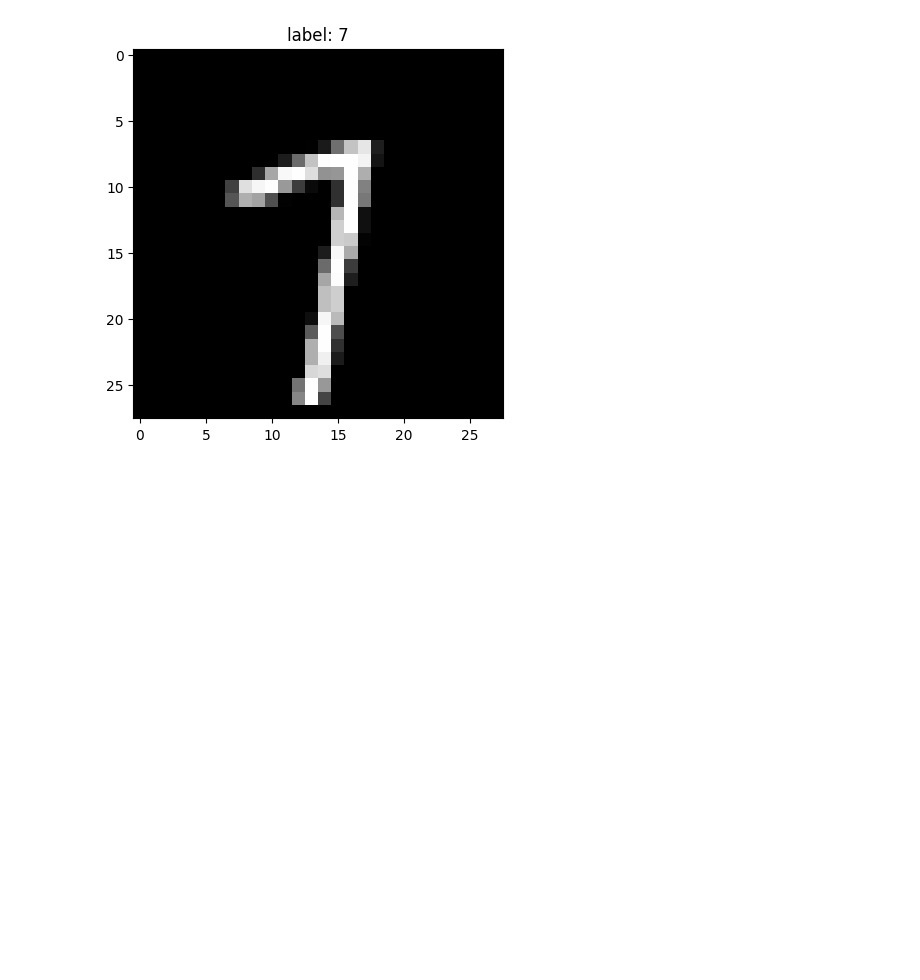
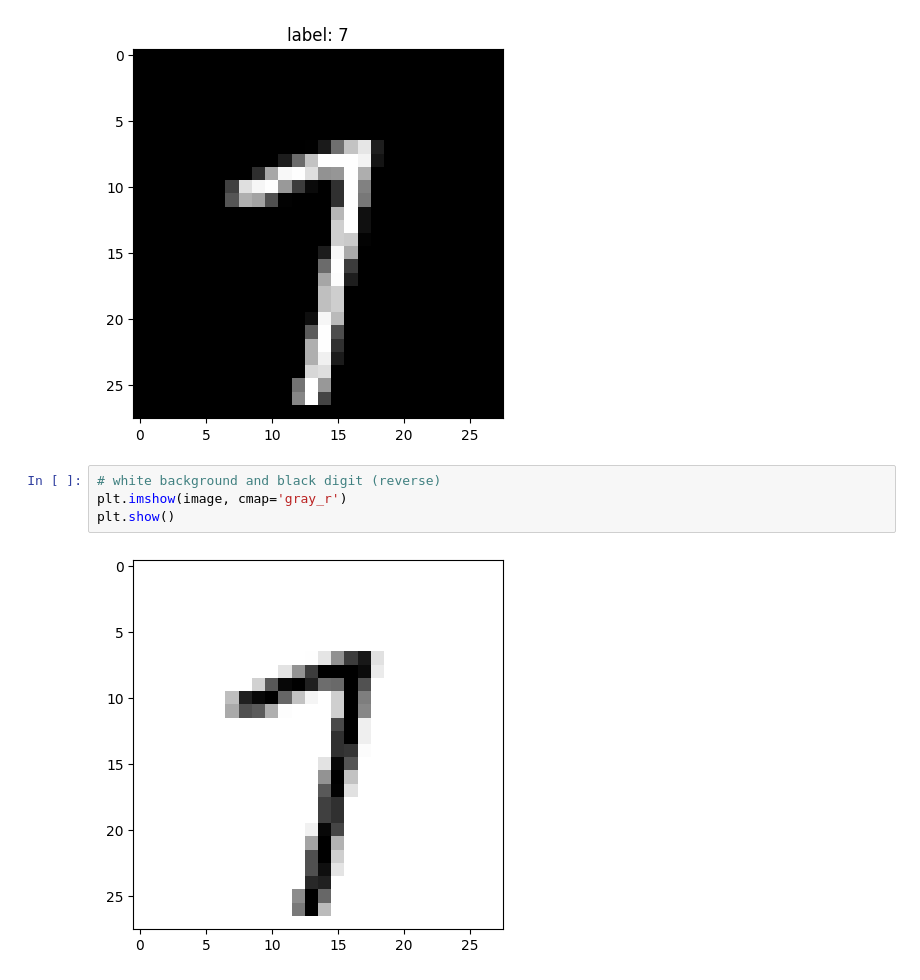
Before and after one commit to codingjustfortest/All-Sort-of-Dataset-in-SciKit-Learn-Library, a Jupyter notebook: SciKitLearn Datasets.ipynb, the cells around one changed output. Drawn from its saved outputs; the diff is of its cells as text; blank space fills up the shorter version.

```diff
--- a/SciKitLearn Datasets.ipynb
+++ b/SciKitLearn Datasets.ipynb
@@ -85,3 +76,9 @@ plt.title('label: ' + label)
 plt.show()
 # %% [output]
 [figure]
+# %%
+# white background and black digit (reverse)
+plt.imshow(image, cmap='gray_r')
+plt.show()
+# %% [output]
+[figure, added]
```
Also changed, not shown: parts of 4 cells of this notebook.
